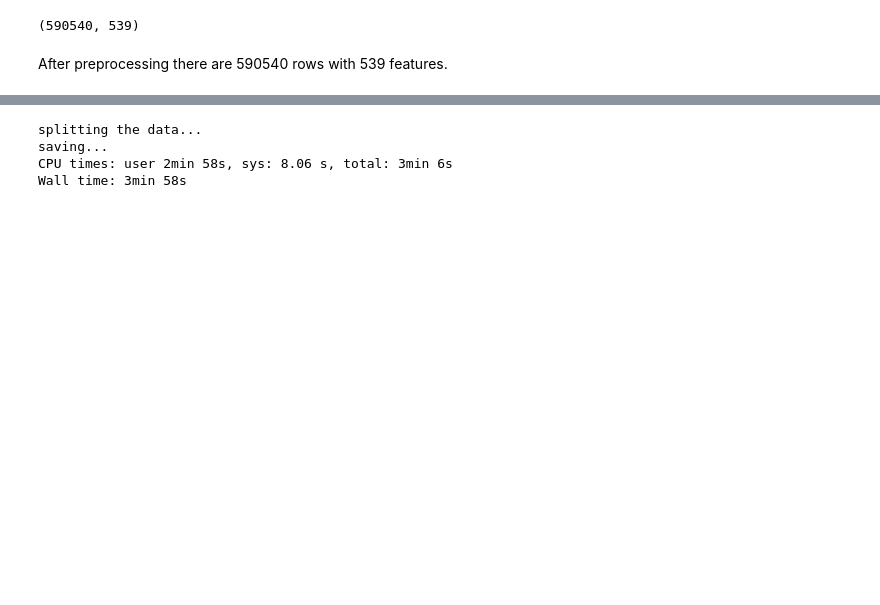
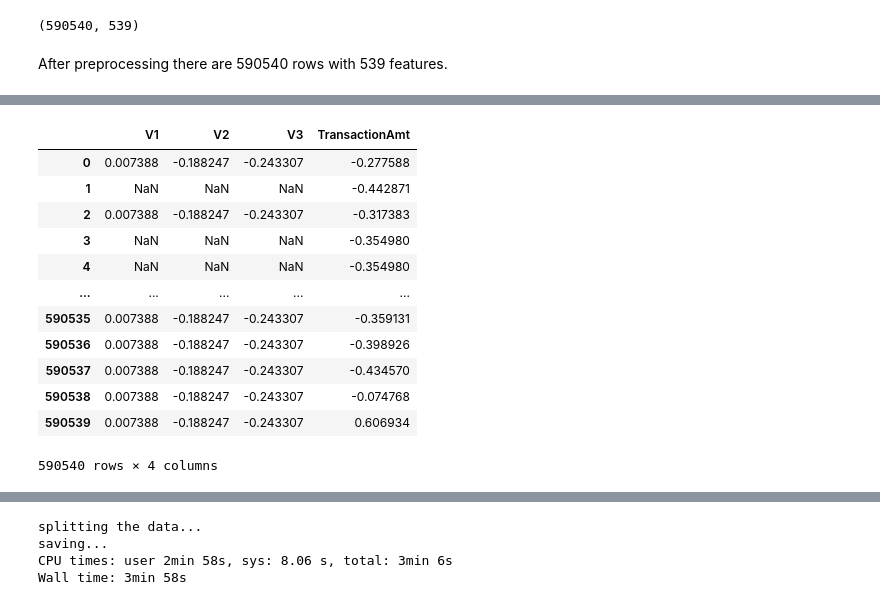
Before and after one commit to pmacinec/transactions-fraud-detection, a Jupyter notebook: notebooks/2_preprocessing.ipynb, the cells around one changed output, grey strips where cells are left out. Drawn from its saved outputs; the diff is of its cells as text; code cells hidden in the pictures; blank space fills up the shorter version.

```diff
--- a/notebooks/2_preprocessing.ipynb
+++ b/notebooks/2_preprocessing.ipynb
@@ -101,0 +135,16 @@ After preprocessing there are 590540 rows with 539 features.
+# %%
+(aaa - aaa.mean()) / aaa.std()
+# %% [output]
+|  | V1 | V2 | V3 | TransactionAmt |
+| 0 | 0.007388 | -0.188247 | -0.243307 | -0.277588 |
+| 1 | NaN | NaN | NaN | -0.442871 |
+| 2 | 0.007388 | -0.188247 | -0.243307 | -0.317383 |
+| 3 | NaN | NaN | NaN | -0.354980 |
+| 4 | NaN | NaN | NaN | -0.354980 |
+| ... | ... | ... | ... | ... |
+| 590535 | 0.007388 | -0.188247 | -0.243307 | -0.359131 |
+| 590536 | 0.007388 | -0.188247 | -0.243307 | -0.398926 |
+| 590537 | 0.007388 | -0.188247 | -0.243307 | -0.434570 |
+| 590538 | 0.007388 | -0.188247 | -0.243307 | -0.074768 |
+| 590539 | 0.007388 | -0.188247 | -0.243307 | 0.606934 |
+590540 rows × 4 columns
```
Also changed, not shown: parts of 27 cells of this notebook, 1 other file.
